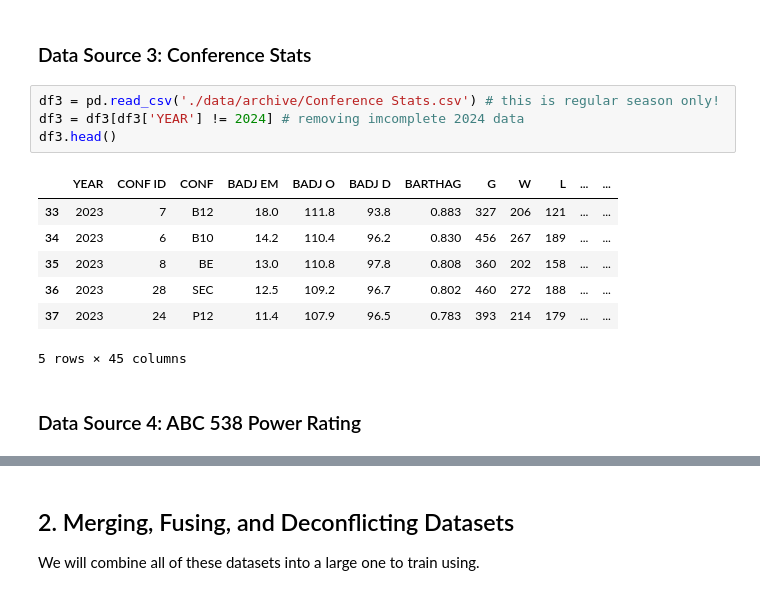
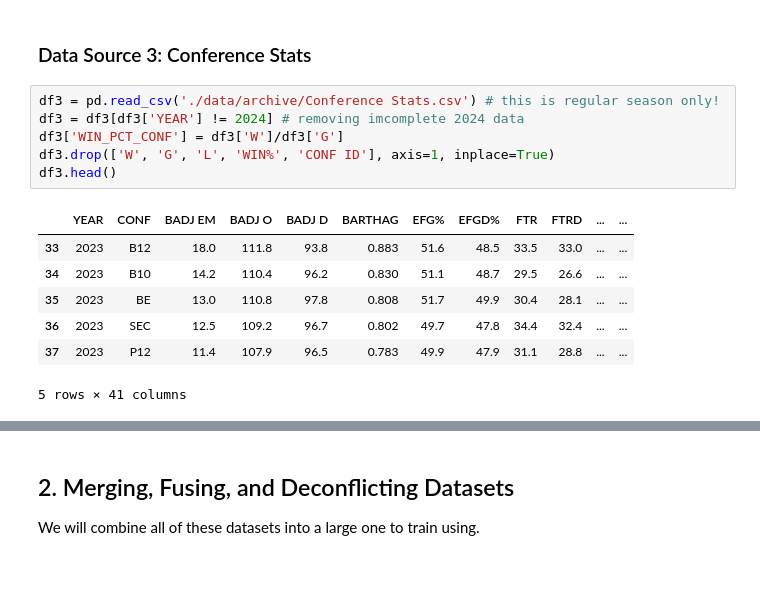
Before and after one commit to glenjoy99/bracket_prediction24, a Jupyter notebook: predict.ipynb, the cells around one changed output, grey strips where cells are left out. Drawn from its saved outputs; the diff is of its cells as text.

```diff
--- a/predict.ipynb
+++ b/predict.ipynb
@@ -46,14 +68,14 @@ df2.head()
 # %%
 df3 = pd.read_csv('./data/archive/Conference Stats.csv') # this is regular season only!
 df3 = df3[df3['YEAR'] != 2024] # removing imcomplete 2024 data
+df3['WIN_PCT_CONF'] = df3['W']/df3['G']
+df3.drop(['W', 'G', 'L', 'WIN%', 'CONF ID'], axis=1, inplace=True)
 df3.head()
 # %% [output]
-|  | YEAR | CONF ID | CONF | BADJ EM | BADJ O | BADJ D | BARTHAG | G | W | L | ... | ... |
-| 33 | 2023 | 7 | B12 | 18.0 | 111.8 | 93.8 | 0.883 | 327 | 206 | 121 | ... | ... |
-| 34 | 2023 | 6 | B10 | 14.2 | 110.4 | 96.2 | 0.830 | 456 | 267 | 189 | ... | ... |
-| 35 | 2023 | 8 | BE | 13.0 | 110.8 | 97.8 | 0.808 | 360 | 202 | 158 | ... | ... |
-| 36 | 2023 | 28 | SEC | 12.5 | 109.2 | 96.7 | 0.802 | 460 | 272 | 188 | ... | ... |
-| 37 | 2023 | 24 | P12 | 11.4 | 107.9 | 96.5 | 0.783 | 393 | 214 | 179 | ... | ... |
+|  | YEAR | CONF | BADJ EM | BADJ O | BADJ D | BARTHAG | EFG% | EFGD% | FTR | FTRD | ... | ... |
+| 33 | 2023 | B12 | 18.0 | 111.8 | 93.8 | 0.883 | 51.6 | 48.5 | 33.5 | 33.0 | ... | ... |
+| 34 | 2023 | B10 | 14.2 | 110.4 | 96.2 | 0.830 | 51.1 | 48.7 | 29.5 | 26.6 | ... | ... |
+| 35 | 2023 | BE | 13.0 | 110.8 | 97.8 | 0.808 | 51.7 | 49.9 | 30.4 | 28.1 | ... | ... |
+| 36 | 2023 | SEC | 12.5 | 109.2 | 96.7 | 0.802 | 49.7 | 47.8 | 34.4 | 32.4 | ... | ... |
+| 37 | 2023 | P12 | 11.4 | 107.9 | 96.5 | 0.783 | 49.9 | 47.9 | 31.1 | 28.8 | ... | ... |
-5 rows × 45 columns
+5 rows × 41 columns
-# %% [markdown]
-### Data Source 4: ABC 538 Power Rating
```
Also changed, not shown: parts of 49 cells of this notebook, 7 other files.
